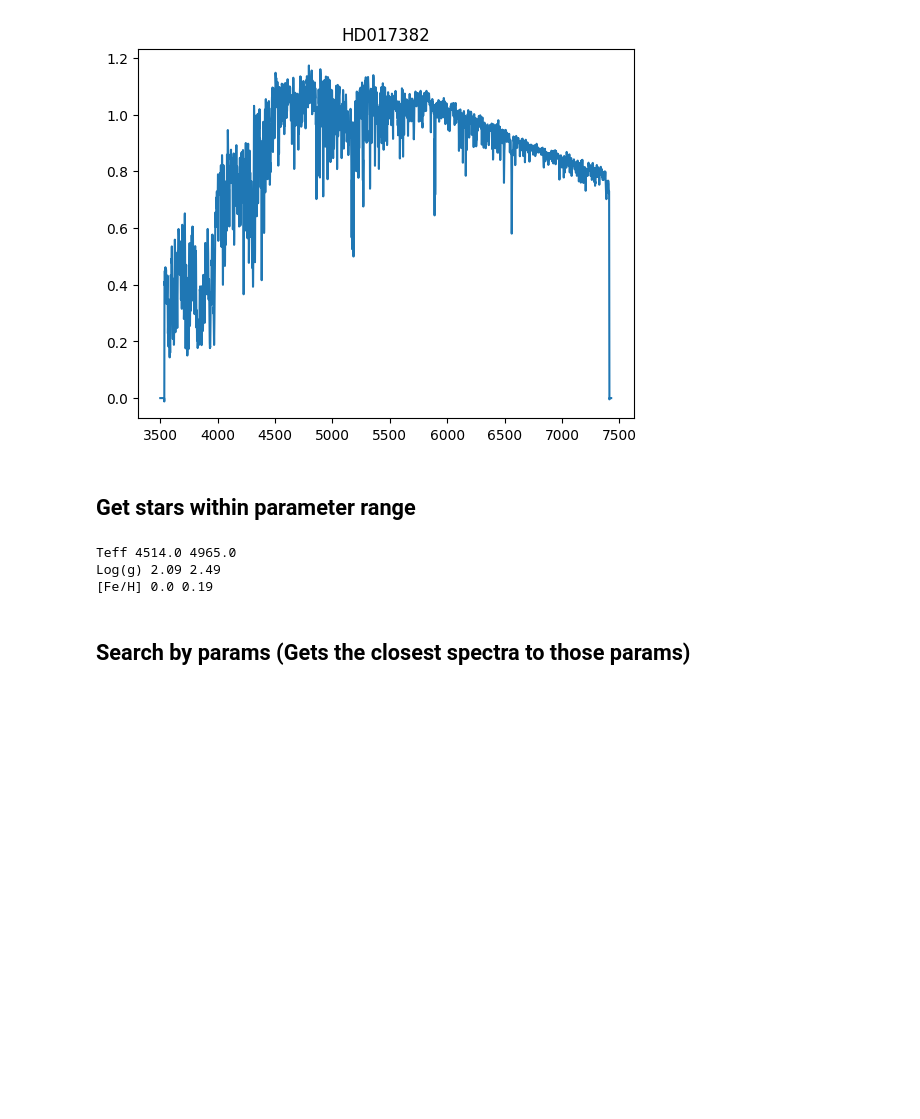
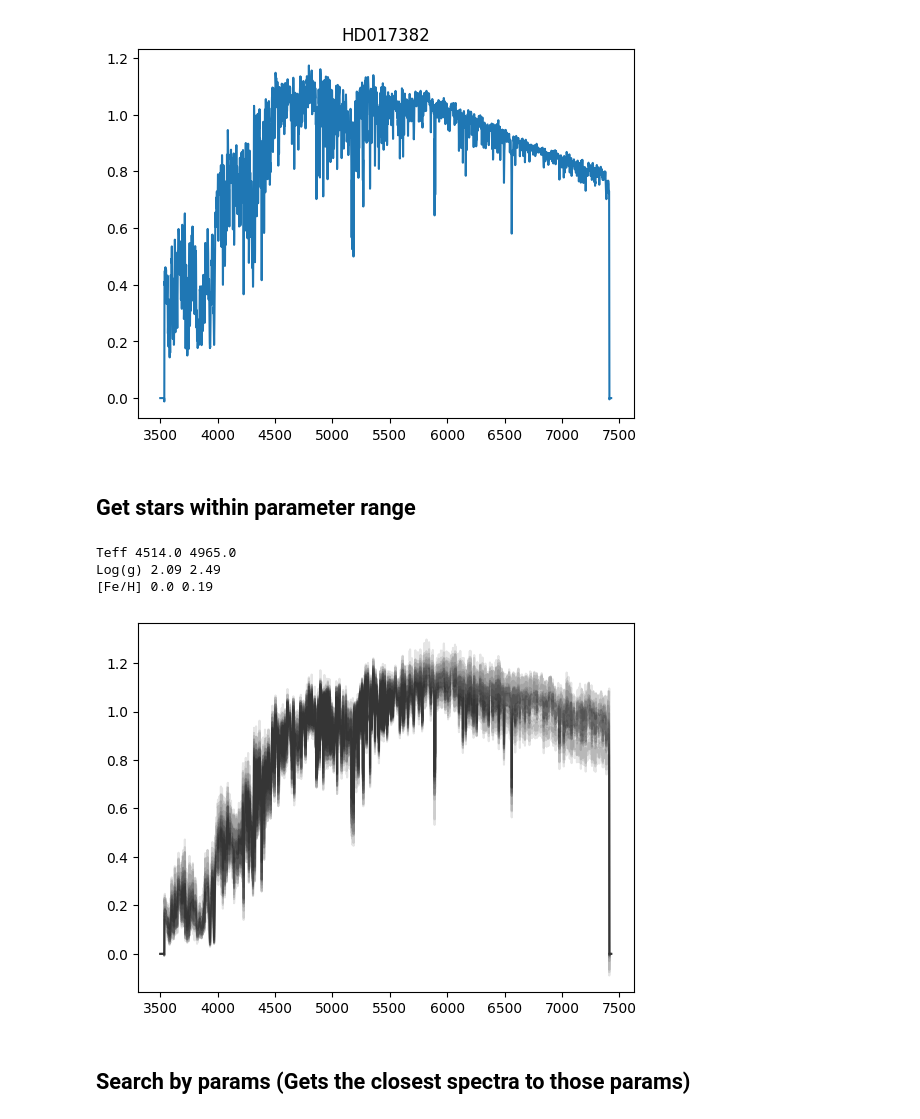
Before and after one commit to miles-iac/milespy, a Jupyter notebook: docs/tutorials/example_stellar_library.ipynb, the cells around one changed output. Cells and saved outputs as stored; diff of their text form; code cells hidden in the pictures; blank space fills up the shorter version.

```diff
--- a/docs/tutorials/example_stellar_library.ipynb
+++ b/docs/tutorials/example_stellar_library.ipynb
@@ -31,14 +31,17 @@ plt.show()
 # %%
 tmp = lib.in_range(
     teff_lims=[4500.0, 5000.0], logg_lims=[2.0, 2.5], FeH_lims=[0.0, 0.2]
 )
 print("Teff", np.nanmin(tmp.meta['teff']), np.nanmax(tmp.meta['teff']))
 print("Log(g)", np.nanmin(tmp.meta['logg']), np.nanmax(tmp.meta['logg']))
 print("[Fe/H]", np.nanmin(tmp.meta['FeH']), np.nanmax(tmp.meta['FeH']))
+for s in tmp:
+    plt.plot(s.spectral_axis, s.flux, 'k', alpha=0.1)
 # %% [output]
 Teff 4514.0 4965.0
 Log(g) 2.09 2.49
 [Fe/H] 0.0 0.19
+[figure, added]
 # %% [markdown]
 ## Search by params (Gets the closest spectra to those params)
 # %%
```
Also changed, not shown: parts of 2 cells of this notebook, 10 other files.
